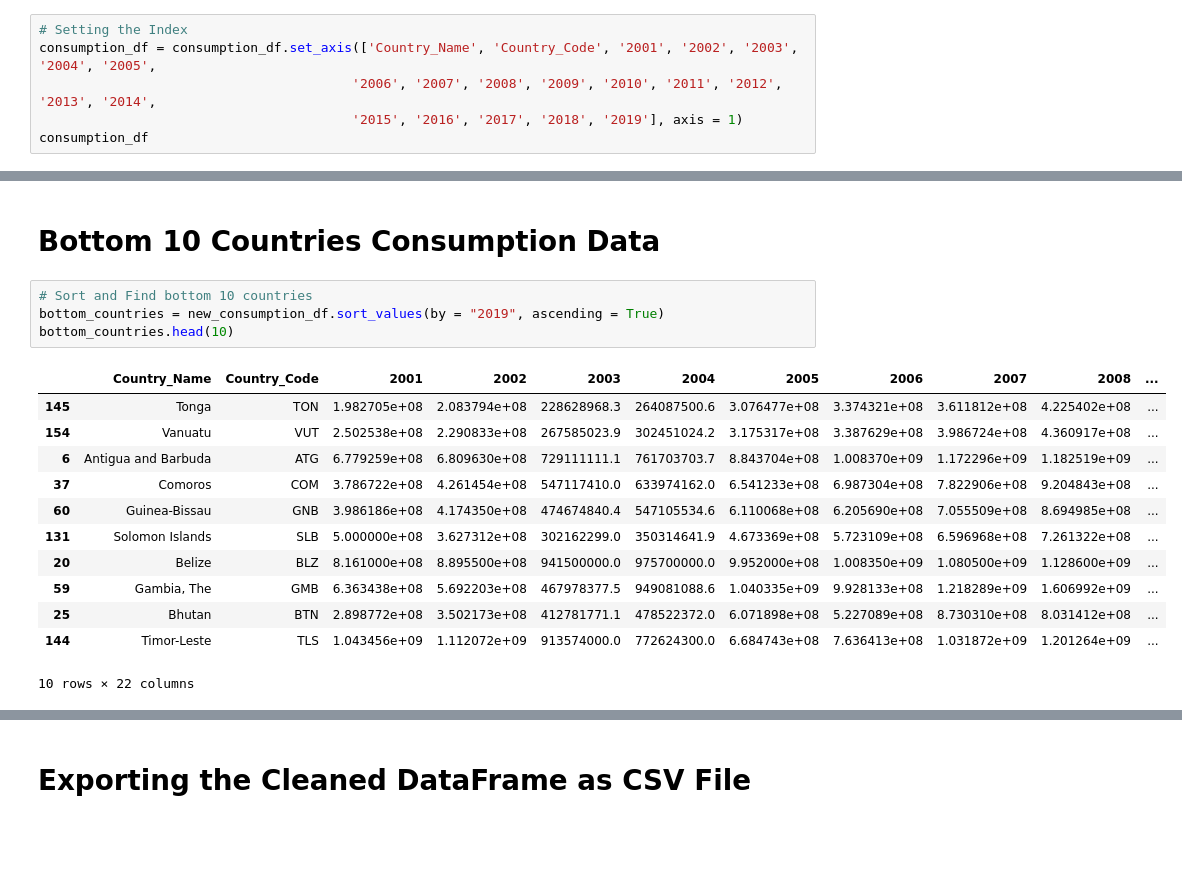
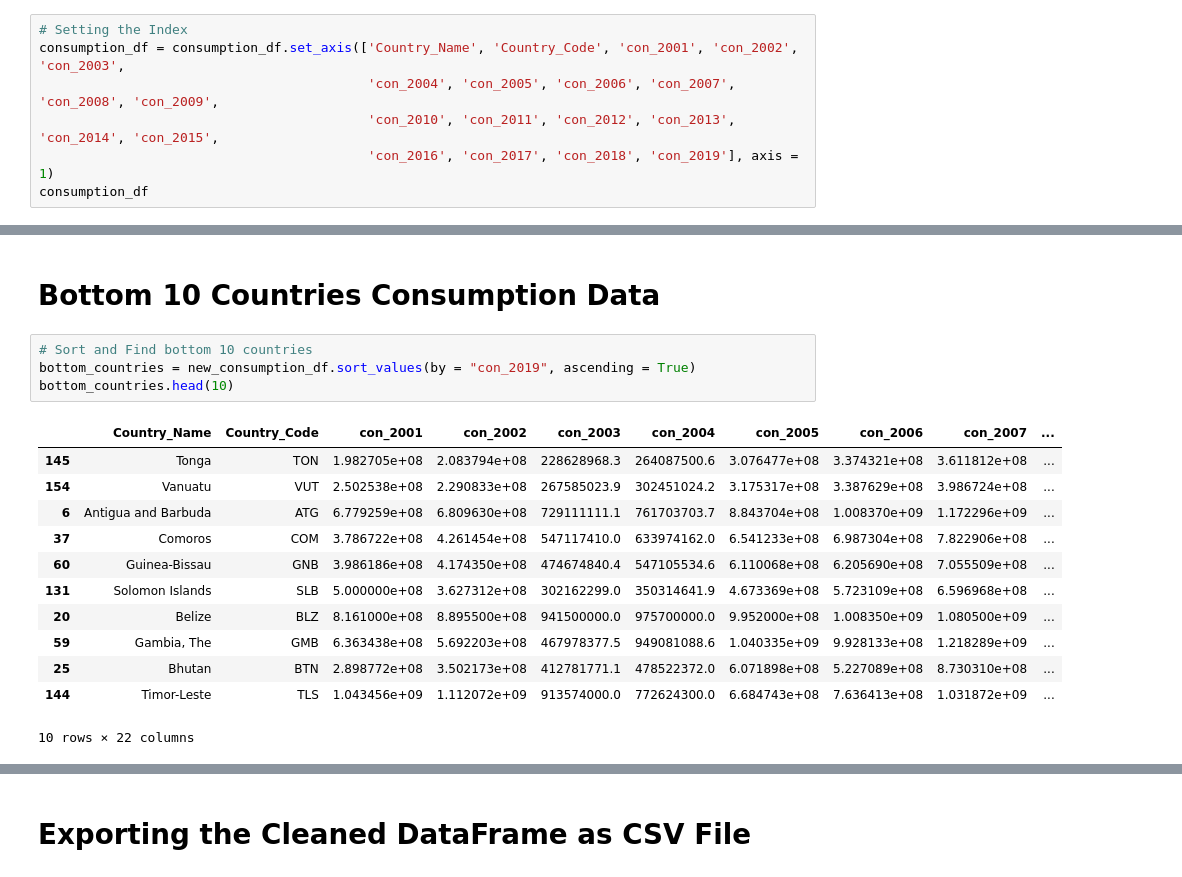
Before and after one commit to svujcich/Global_GDP_Trends, a Jupyter notebook: ETL/consumption.ipynb, the cells around one changed output, grey strips where cells are left out. Drawn from its saved outputs; the diff is of its cells as text; blank space fills up the shorter version.

```diff
--- a/ETL/consumption.ipynb
+++ b/ETL/consumption.ipynb
@@ -158,8 +158,9 @@ consumption_df
 266 rows × 21 columns
 # %%
 # Setting the Index
-consumption_df = consumption_df.set_axis(['Country_Name', 'Country_Code', '2001', '2002', '2003', '2004', '2005',
-                                        '2006', '2007', '2008', '2009', '2010', '2011', '2012', '2013', '2014',
-                                        '2015', '2016', '2017', '2018', '2019'], axis = 1)
+consumption_df = consumption_df.set_axis(['Country_Name', 'Country_Code', 'con_2001', 'con_2002', 'con_2003',
+                                          'con_2004', 'con_2005', 'con_2006', 'con_2007', 'con_2008', 'con_2009',
+                                          'con_2010', 'con_2011', 'con_2012', 'con_2013', 'con_2014', 'con_2015',
+                                          'con_2016', 'con_2017', 'con_2018', 'con_2019'], axis = 1)
 consumption_df
 # %% [output]
@@ -450,20 +474,20 @@ top_countries.head(10)
 # Bottom 10 Countries Consumption Data
 # %%
 # Sort and Find bottom 10 countries
-bottom_countries = new_consumption_df.sort_values(by = "2019", ascending = True)
+bottom_countries = new_consumption_df.sort_values(by = "con_2019", ascending = True)
 bottom_countries.head(10)
 # %% [output]
-|  | Country_Name | Country_Code | 2001 | 2002 | 2003 | 2004 | 2005 | 2006 | 2007 | 2008 | ... |
-| 145 | Tonga | TON | 1.982705e+08 | 2.083794e+08 | 228628968.3 | 264087500.6 | 3.076477e+08 | 3.374321e+08 | 3.611812e+08 | 4.225402e+08 | ... |
-| 154 | Vanuatu | VUT | 2.502538e+08 | 2.290833e+08 | 267585023.9 | 302451024.2 | 3.175317e+08 | 3.387629e+08 | 3.986724e+08 | 4.360917e+08 | ... |
-| 6 | Antigua and Barbuda | ATG | 6.779259e+08 | 6.809630e+08 | 729111111.1 | 761703703.7 | 8.843704e+08 | 1.008370e+09 | 1.172296e+09 | 1.182519e+09 | ... |
-| 37 | Comoros | COM | 3.786722e+08 | 4.261454e+08 | 547117410.0 | 633974162.0 | 6.541233e+08 | 6.987304e+08 | 7.822906e+08 | 9.204843e+08 | ... |
-| 60 | Guinea-Bissau | GNB | 3.986186e+08 | 4.174350e+08 | 474674840.4 | 547105534.6 | 6.110068e+08 | 6.205690e+08 | 7.055509e+08 | 8.694985e+08 | ... |
-| 131 | Solomon Islands | SLB | 5.000000e+08 | 3.627312e+08 | 302162299.0 | 350314641.9 | 4.673369e+08 | 5.723109e+08 | 6.596968e+08 | 7.261322e+08 | ... |
-| 20 | Belize | BLZ | 8.161000e+08 | 8.895500e+08 | 941500000.0 | 975700000.0 | 9.952000e+08 | 1.008350e+09 | 1.080500e+09 | 1.128600e+09 | ... |
-| 59 | Gambia, The | GMB | 6.363438e+08 | 5.692203e+08 | 467978377.5 | 949081088.6 | 1.040335e+09 | 9.928133e+08 | 1.218289e+09 | 1.606992e+09 | ... |
-| 25 | Bhutan | BTN | 2.898772e+08 | 3.502173e+08 | 412781771.1 | 478522372.0 | 6.071898e+08 | 5.227089e+08 | 8.730310e+08 | 8.031412e+08 | ... |
-| 144 | Timor-Leste | TLS | 1.043456e+09 | 1.112072e+09 | 913574000.0 | 772624300.0 | 6.684743e+08 | 7.636413e+08 | 1.031872e+09 | 1.201264e+09 | ... |
+|  | Country_Name | Country_Code | con_2001 | con_2002 | con_2003 | con_2004 | con_2005 | con_2006 | con_2007 | ... |
+| 145 | Tonga | TON | 1.982705e+08 | 2.083794e+08 | 228628968.3 | 264087500.6 | 3.076477e+08 | 3.374321e+08 | 3.611812e+08 | ... |
+| 154 | Vanuatu | VUT | 2.502538e+08 | 2.290833e+08 | 267585023.9 | 302451024.2 | 3.175317e+08 | 3.387629e+08 | 3.986724e+08 | ... |
+| 6 | Antigua and Barbuda | ATG | 6.779259e+08 | 6.809630e+08 | 729111111.1 | 761703703.7 | 8.843704e+08 | 1.008370e+09 | 1.172296e+09 | ... |
+| 37 | Comoros | COM | 3.786722e+08 | 4.261454e+08 | 547117410.0 | 633974162.0 | 6.541233e+08 | 6.987304e+08 | 7.822906e+08 | ... |
+| 60 | Guinea-Bissau | GNB | 3.986186e+08 | 4.174350e+08 | 474674840.4 | 547105534.6 | 6.110068e+08 | 6.205690e+08 | 7.055509e+08 | ... |
+| 131 | Solomon Islands | SLB | 5.000000e+08 | 3.627312e+08 | 302162299.0 | 350314641.9 | 4.673369e+08 | 5.723109e+08 | 6.596968e+08 | ... |
+| 20 | Belize | BLZ | 8.161000e+08 | 8.895500e+08 | 941500000.0 | 975700000.0 | 9.952000e+08 | 1.008350e+09 | 1.080500e+09 | ... |
+| 59 | Gambia, The | GMB | 6.363438e+08 | 5.692203e+08 | 467978377.5 | 949081088.6 | 1.040335e+09 | 9.928133e+08 | 1.218289e+09 | ... |
+| 25 | Bhutan | BTN | 2.898772e+08 | 3.502173e+08 | 412781771.1 | 478522372.0 | 6.071898e+08 | 5.227089e+08 | 8.730310e+08 | ... |
+| 144 | Timor-Leste | TLS | 1.043456e+09 | 1.112072e+09 | 913574000.0 | 772624300.0 | 6.684743e+08 | 7.636413e+08 | 1.031872e+09 | ... |
 10 rows × 22 columns
 # %%
 new_consumption_df = new_consumption_df.round(2)
```
Also changed, not shown: parts of 16 cells of this notebook, 16 other files.
